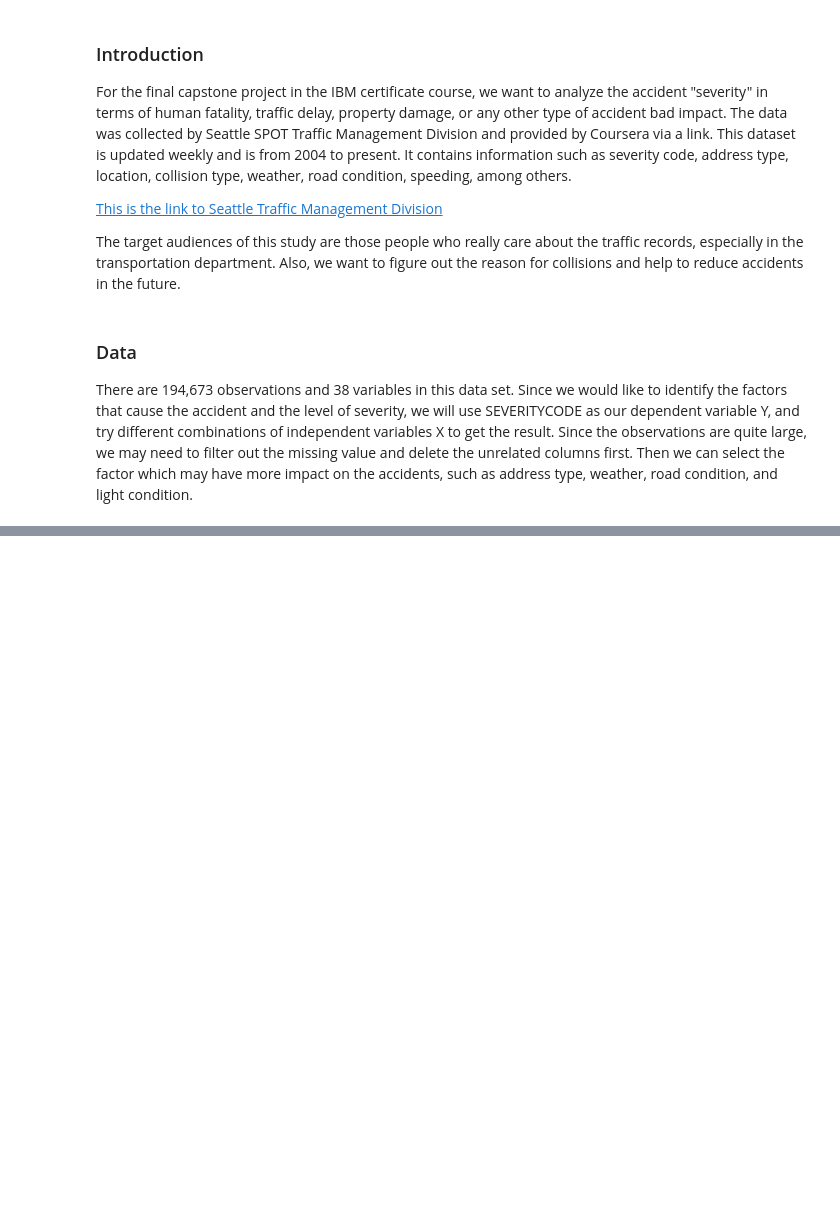
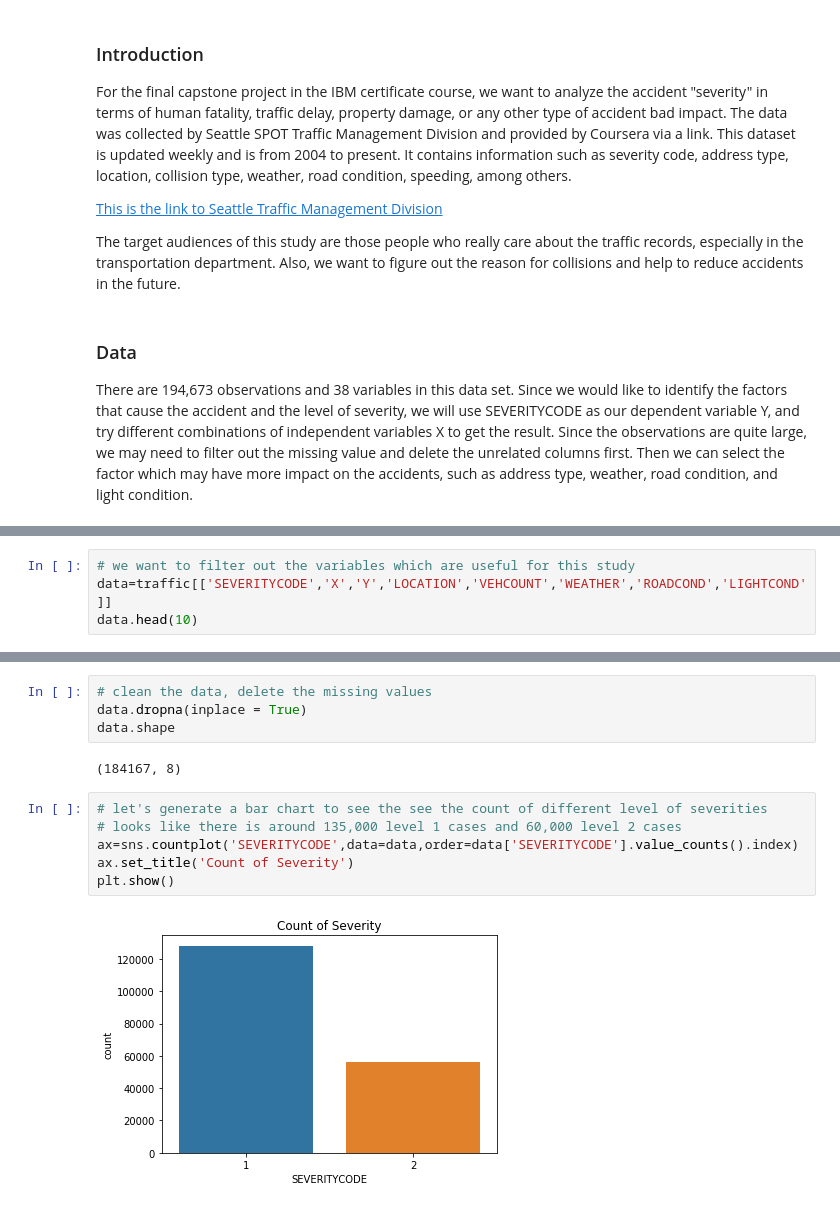
Before and after one commit to Wdiii/Coursera_Capstone, a Jupyter notebook: Coursera_Capstone.ipynb, the cells around one changed output, grey strips where cells are left out. Drawn from its saved outputs; the diff is of its cells as text; blank space fills up the shorter version.

```diff
--- a/Coursera_Capstone.ipynb
+++ b/Coursera_Capstone.ipynb
@@ -72,0 +66,4 @@ pd.isnull(traffic.ROADCOND).sum()
+# %%
+# we want to filter out the variables which are useful for this study
+data=traffic[['SEVERITYCODE','X','Y','LOCATION','VEHCOUNT','WEATHER','ROADCOND','LIGHTCOND']]
+data.head(10)
@@ -72,0 +82,14 @@ pd.isnull(traffic.ROADCOND).sum()
+# %%
+# clean the data, delete the missing values
+data.dropna(inplace = True)
+data.shape
+# %% [output]
+(184167, 8)
+# %%
+# let's generate a bar chart to see the see the count of different level of severities
+# looks like there is around 135,000 level 1 cases and 60,000 level 2 cases
+ax=sns.countplot('SEVERITYCODE',data=data,order=data['SEVERITYCODE'].value_counts().index)
+ax.set_title('Count of Severity')
+plt.show()
+# %% [output]
+[figure, added]
```
Also changed, not shown: parts of 25 cells of this notebook.
